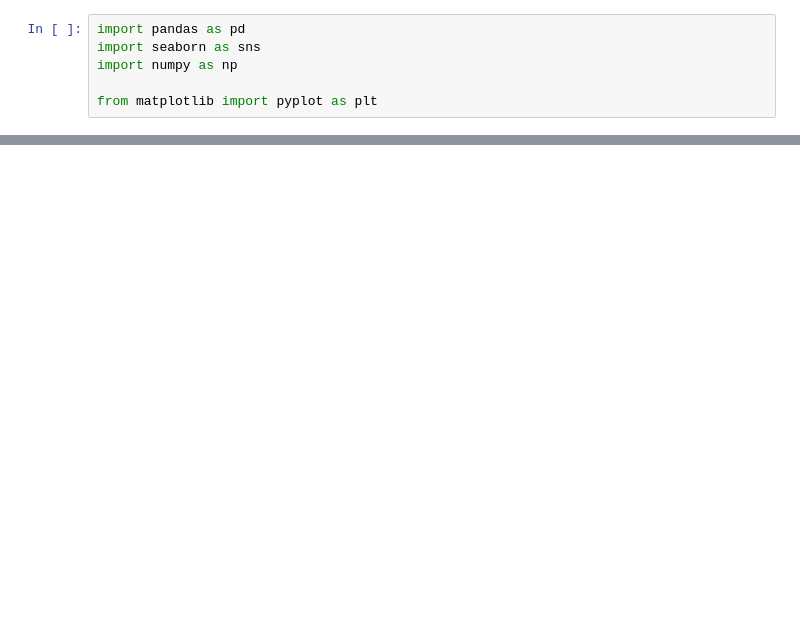
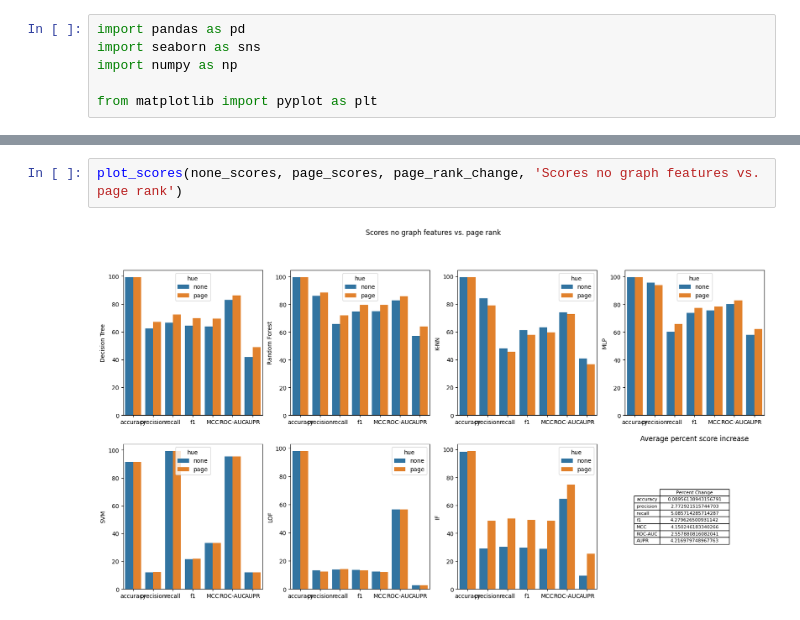
Before and after one commit to Mjh9122/fraud_detection, a Jupyter notebook: notebooks/score_breakdown.ipynb, the cells around one changed output, grey strips where cells are left out. Drawn from its saved outputs; the diff is of its cells as text; blank space fills up the shorter version.

```diff
--- a/notebooks/score_breakdown.ipynb
+++ b/notebooks/score_breakdown.ipynb
@@ -45,0 +58,4 @@ plot_scores(none_scores, lpa_scores)
+# %%
+plot_scores(none_scores, page_scores, page_rank_change, 'Scores no graph features vs. page rank')
+# %% [output]
+[figure, added]
```
Also changed, not shown: parts of 12 cells of this notebook, 41 other files.
